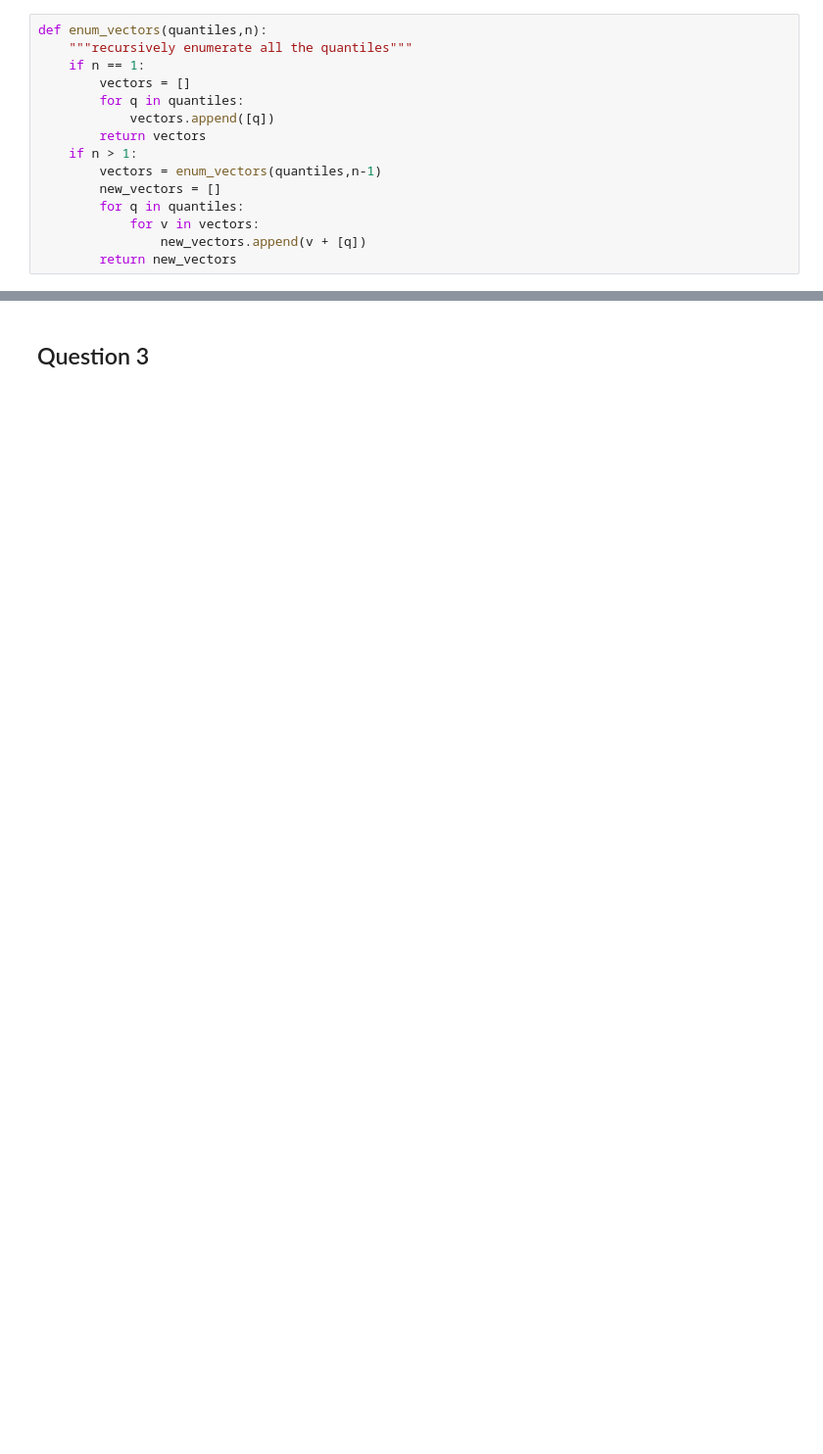
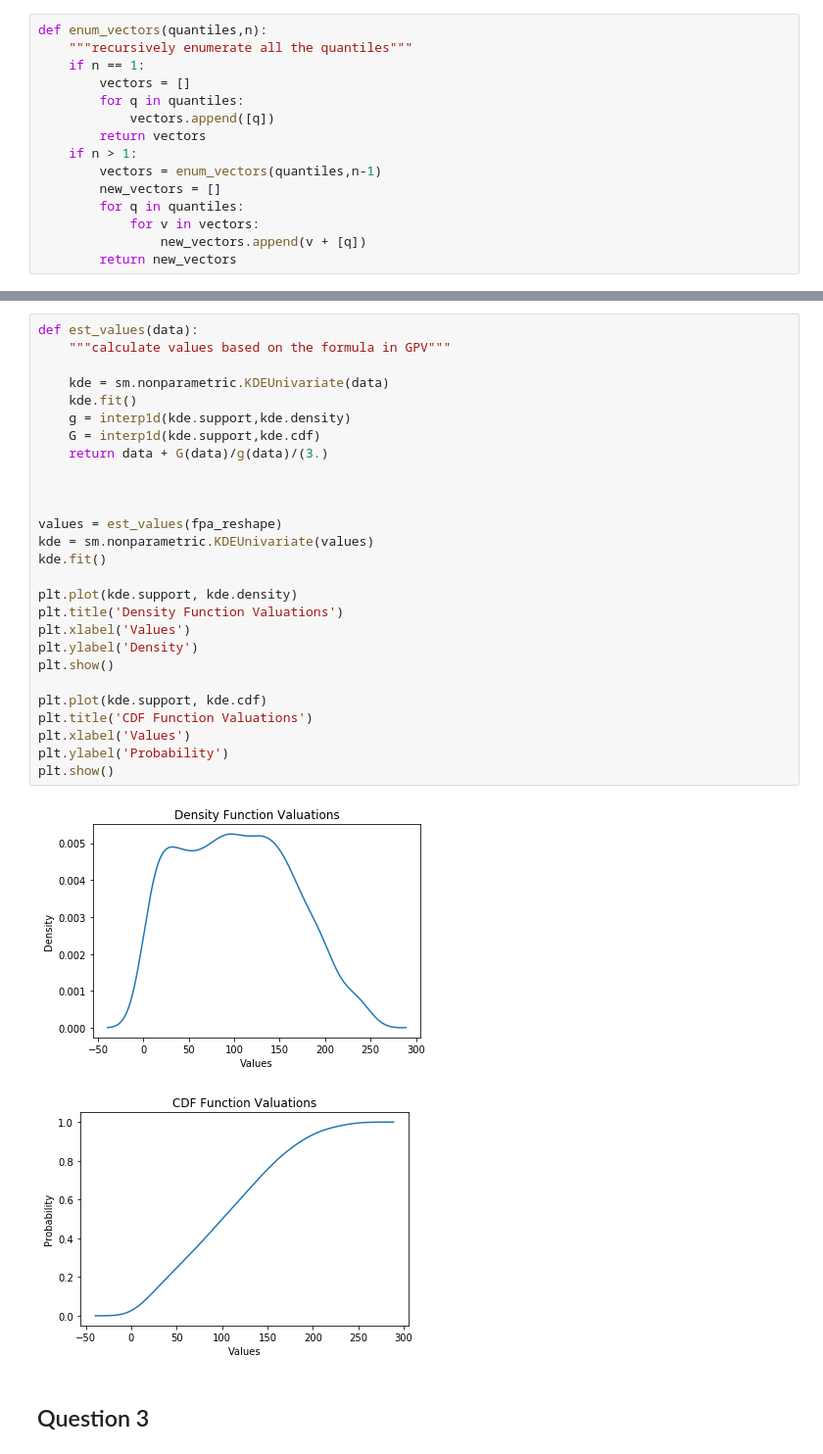
Before and after one commit to ericschulman/struct, a Jupyter notebook: hw5_io/auctions.ipynb, the cells around one changed output, grey strips where cells are left out. Shown at 98% size. Saved outputs shown, nothing was run; the diff lists cells and outputs as text; blank space fills up the shorter version.

```diff
--- a/hw5_io/auctions.ipynb
+++ b/hw5_io/auctions.ipynb
@@ -195,2 +175,32 @@ plt.show()
+# %%
+def est_values(data):
+    """calculate values based on the formula in GPV"""
+
+    kde = sm.nonparametric.KDEUnivariate(data)
+    kde.fit()
+    g = interp1d(kde.support,kde.density)
+    G = interp1d(kde.support,kde.cdf)
+    return data + G(data)/g(data)/(3.)
+
+
+
+values = est_values(fpa_reshape)
+kde = sm.nonparametric.KDEUnivariate(values)
+kde.fit()
+
+plt.plot(kde.support, kde.density)
+plt.title('Density Function Valuations')
+plt.xlabel('Values')
+plt.ylabel('Density')
+plt.show()
+
+plt.plot(kde.support, kde.cdf)
+plt.title('CDF Function Valuations')
+plt.xlabel('Values')
+plt.ylabel('Probability')
+plt.show()
+# %% [output]
+[figure, added]
+[figure, added]
 # %% [markdown]
 ## Question 3
```
Also changed, not shown: parts of 15 cells of this notebook.
